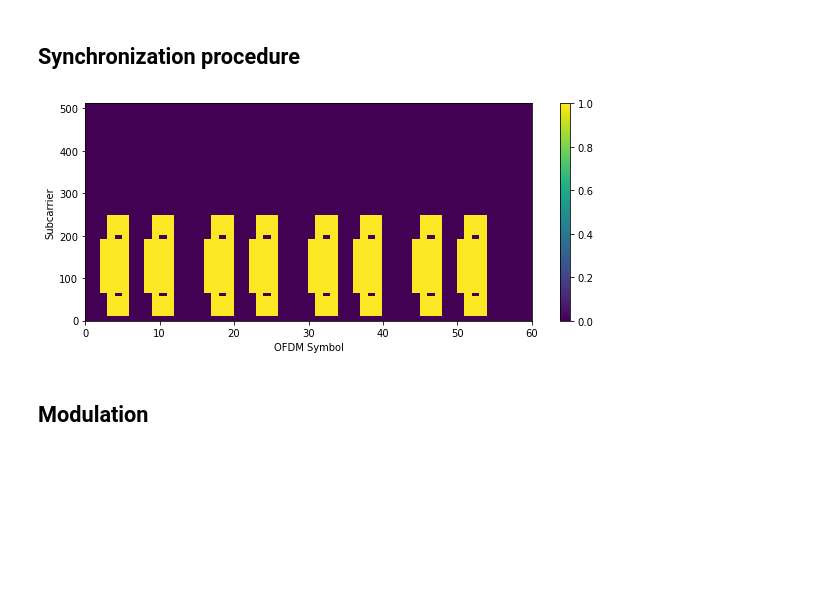
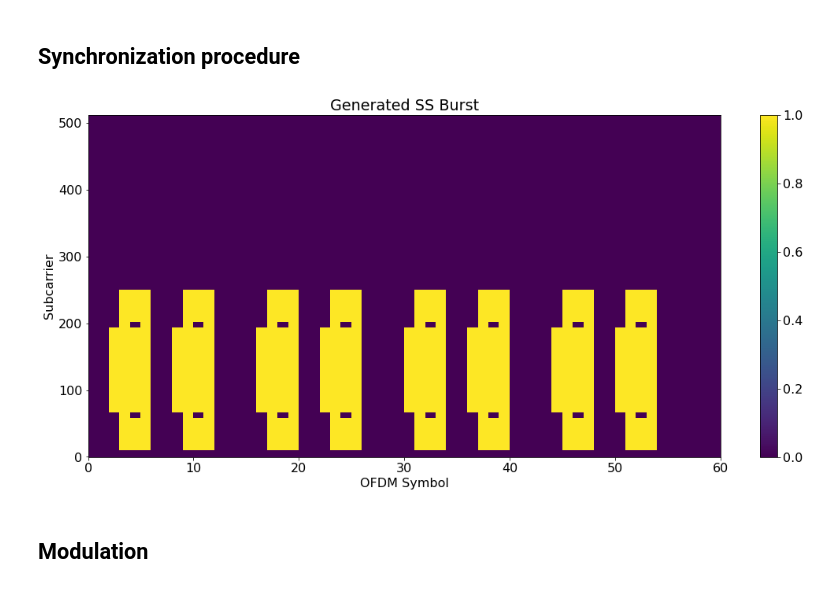
Before and after one commit to markdisterhof/nr_sync_dem, a Jupyter notebook: notebooks/cell_search_demo.ipynb, the cells around one changed output. Cells and saved outputs as stored; diff of their text form; code cells hidden in the pictures; blank space fills up the shorter version.

```diff
--- a/notebooks/cell_search_demo.ipynb
+++ b/notebooks/cell_search_demo.ipynb
@@ -26,12 +30,12 @@ N_ID2 = np.random.randint(3)   # cell ID sector {0,1,2}
 N_ID_Cell = 3 * N_ID1 + N_ID2  # cell identity ID
 NU = N_ID_Cell % 4
 # OFDM Parameters
-mu = 0 # Numerology 38.211 Table 4.3.2-1 normal cyclic prefix only
+mu = 0 # Numerology
 CP_SIZE = 0
-FFT_SIZE = 512 #4096
+FFT_SIZE = 512
 Fd = 15
 F = 10e9 # Hz
-sh_spec = False
+sh_spec = True
 pa_spec = False
 L_max = len(ssb.get_ssb_ids(ssb.get_ssb_candidate_idx(mu, F, sh_spec, pa_spec), mu, sh_spec))
 
@@ -81,12 +86,18 @@ RMS delay spread: 1.961351553900722
 # %%
 n_symb = 60
 pbch_bits = np.random.randint(2,size=864)
 rgrid = ssb.grid(FFT_SIZE, N_ID1, N_ID2, k_ssb, mu, F, sh_spec, pa_spec, pbch_bits)[:,:n_symb]
 
-fig = plot_grid(rgrid)
+fig, ax = plt.subplots(figsize=(18,8))
+ax.set_title('Generated SS Burst')
+ax.set_xlabel('OFDM Symbol')
+ax.set_ylabel('Subcarrier')
+ax.pcolormesh(np.array(range(len(rgrid[0]))) + 0.5, range(len(rgrid)), np.abs(rgrid), shading='auto')
+plt.colorbar(ax.pcolor(np.abs(rgrid)), ax=ax)
+
 fig.savefig("./im/m2_rgrid.pdf", dpi=50)
 # %% [output]
-[figure, old version]
+[figure, new version]
 # %% [markdown]
 ## Modulation
 # %%
```
Also changed, not shown: parts of 19 cells of this notebook, 9 other files.
